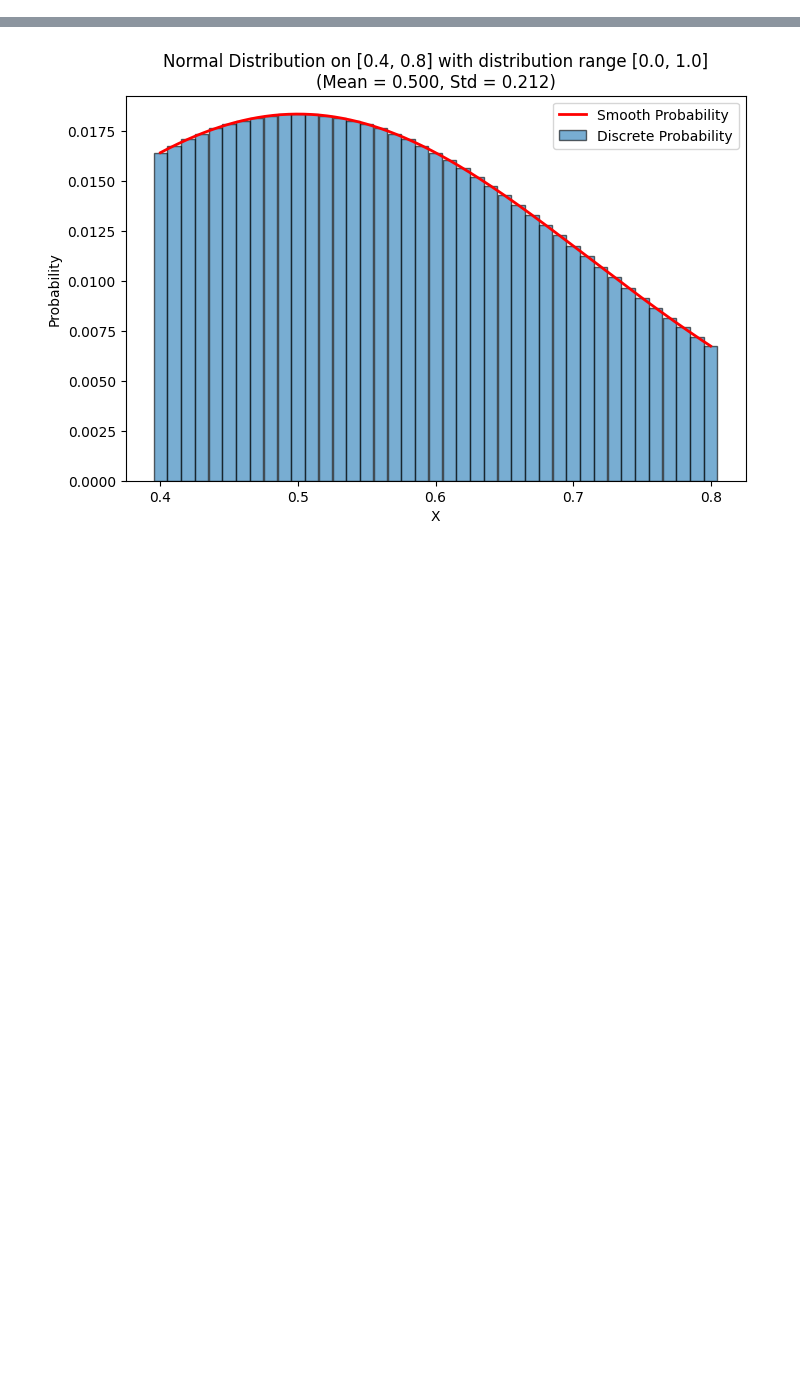
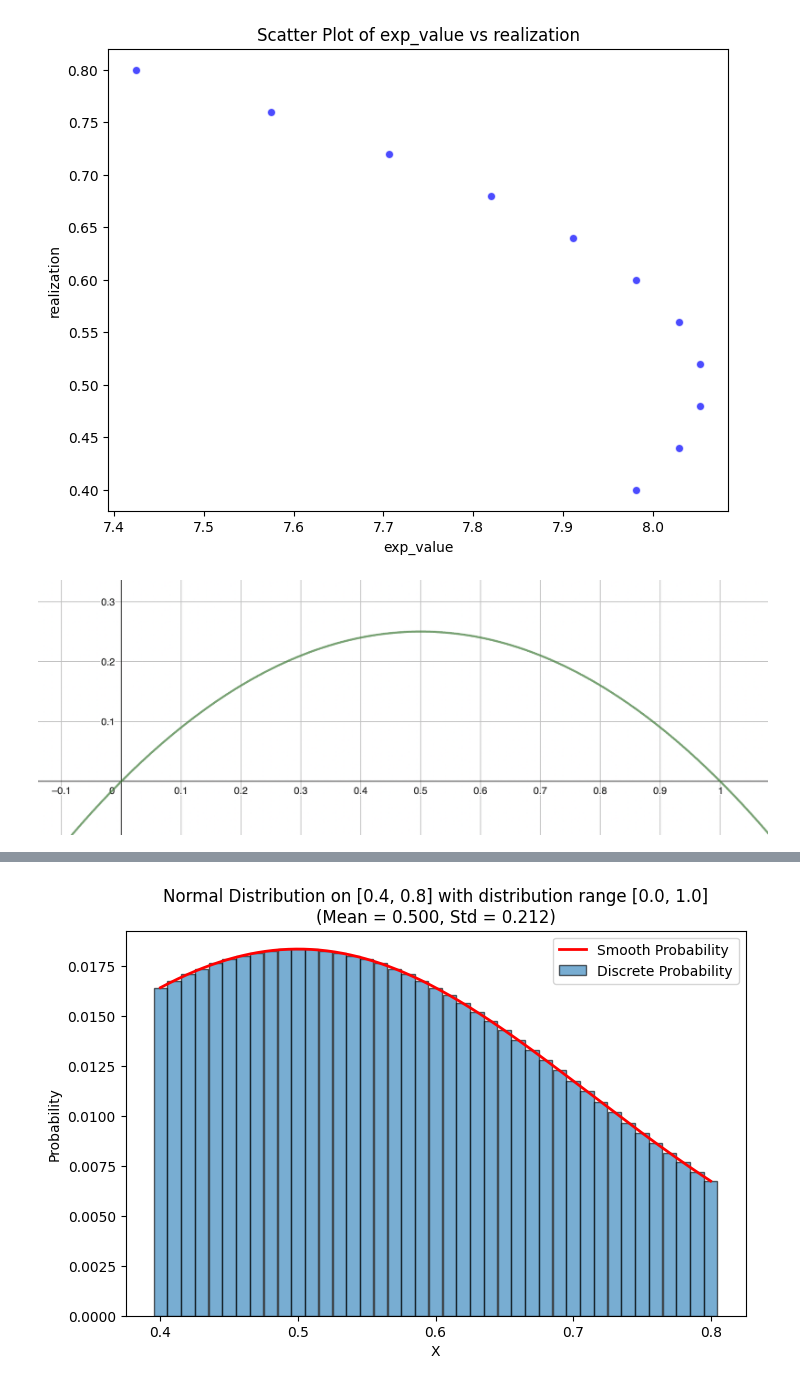
Before and after one commit to davexparker/prism, a Jupyter notebook: prism/analysis.ipynb, the cells around one changed output, grey strips where cells are left out. Drawn from its saved outputs; the diff is of its cells as text; code cells hidden in the pictures; blank space fills up the shorter version.

```diff
--- a/prism/analysis.ipynb
+++ b/prism/analysis.ipynb
@@ -234,2 +260,13 @@ Data written to /Users/khangvhuynh/prism-new/prism/tests/param_distr/param_p_win
+# %%
+
+
+# Example usage:
+# plot_scatter('data.csv', 0, 2)
+
+plot_scatter("/Users/khangvhuynh/prism-new/prism/tests/result/result_non_linear.csv", x_col_index=1, y_col_index=3)
+Image("/Users/khangvhuynh/Desktop/x_2.png")
+# %% [output]
+[figure, added]
+[figure, added]
 # %%
 #gran_low with 11 multimodal 5 peaks
```
Also changed, not shown: parts of 3 cells of this notebook, 20 other files.
